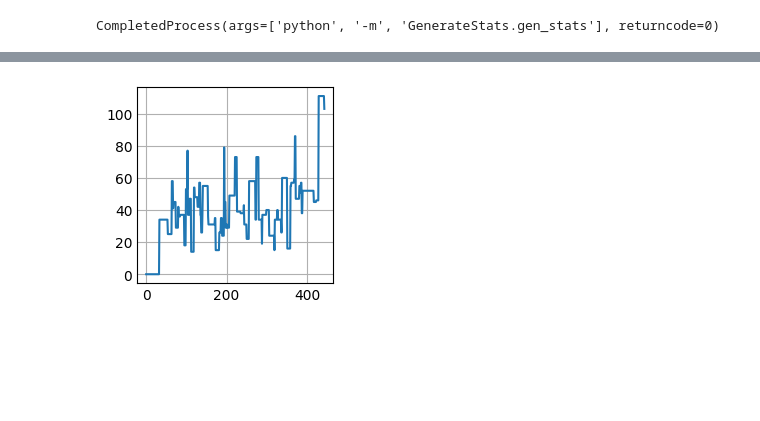
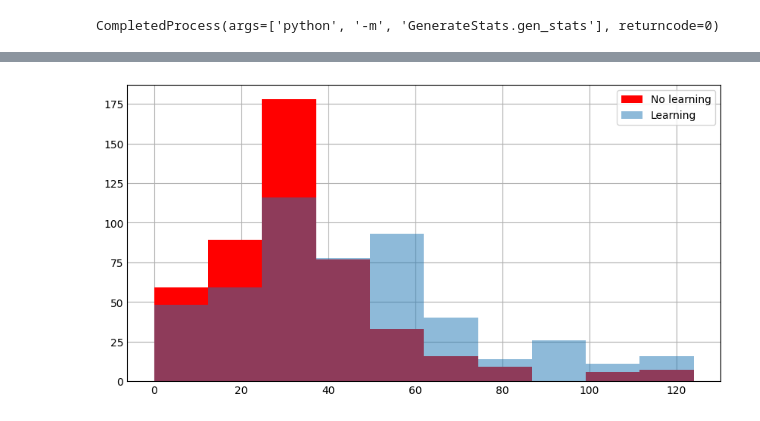
Before and after one commit to pullipulli/estimation_MAPD-P, a Jupyter notebook: Utils/show_stats.ipynb, the cells around one changed output, grey strips where cells are left out. Saved outputs shown, nothing was run; the diff lists cells and outputs as text; code cells hidden in the pictures; blank space fills up the shorter version.

```diff
--- a/Utils/show_stats.ipynb
+++ b/Utils/show_stats.ipynb
@@ -88,6 +100,12 @@ plt.show()
 # %%
-serv_times.plot()
+_, ax = plt.subplots(nrows=1, ncols=1, figsize=(8, 4))
+
+
+ax.hist(df["serv_times"], label="No learning", color="r")
+ax.hist(df_learning["serv_times"], alpha=0.5, label="Learning")
+
+ax.legend()
 
 plt.show()
 # %% [output]
-[figure, old version]
+[figure, new version]
```
Also changed, not shown: parts of 7 cells of this notebook, 3 other files.
